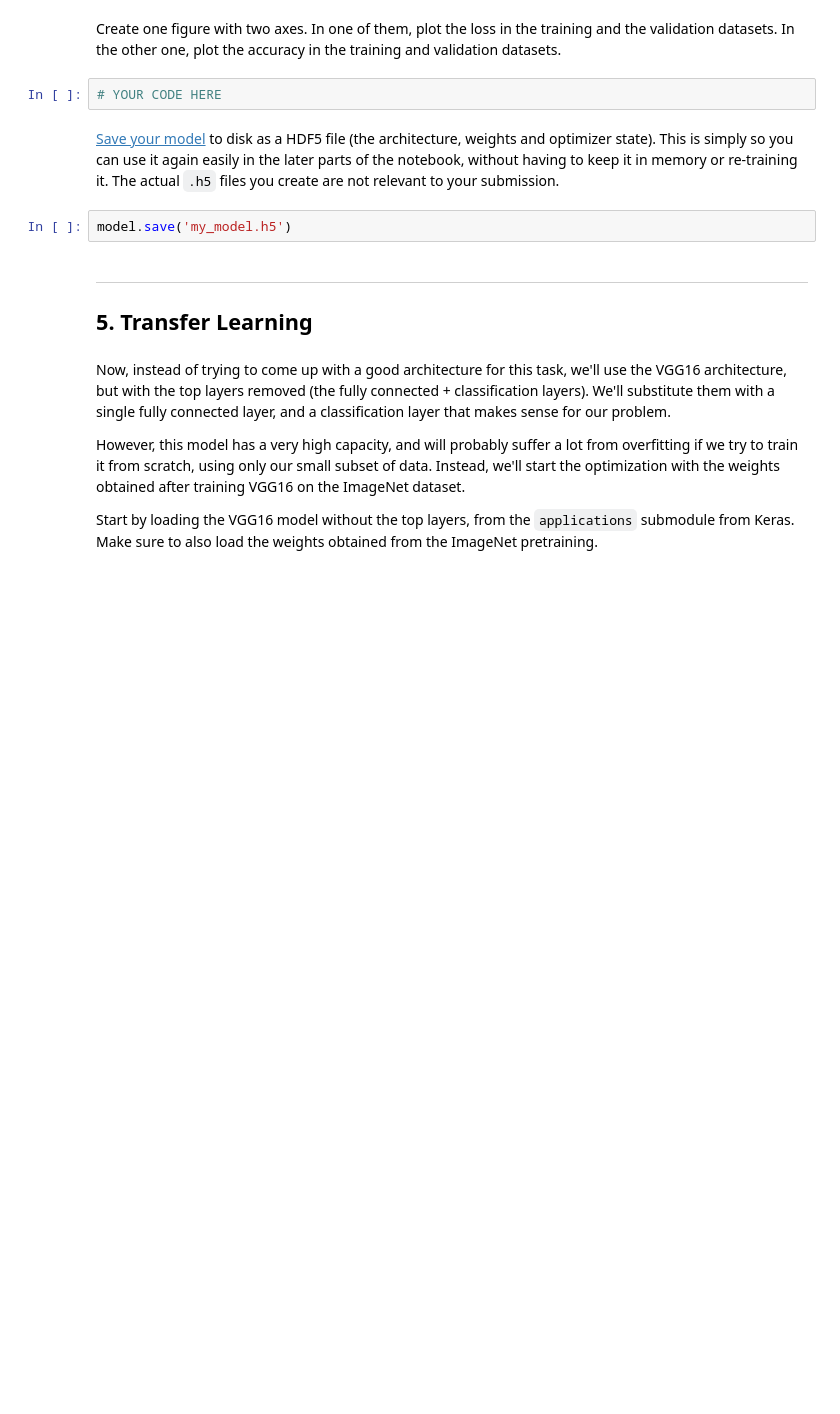
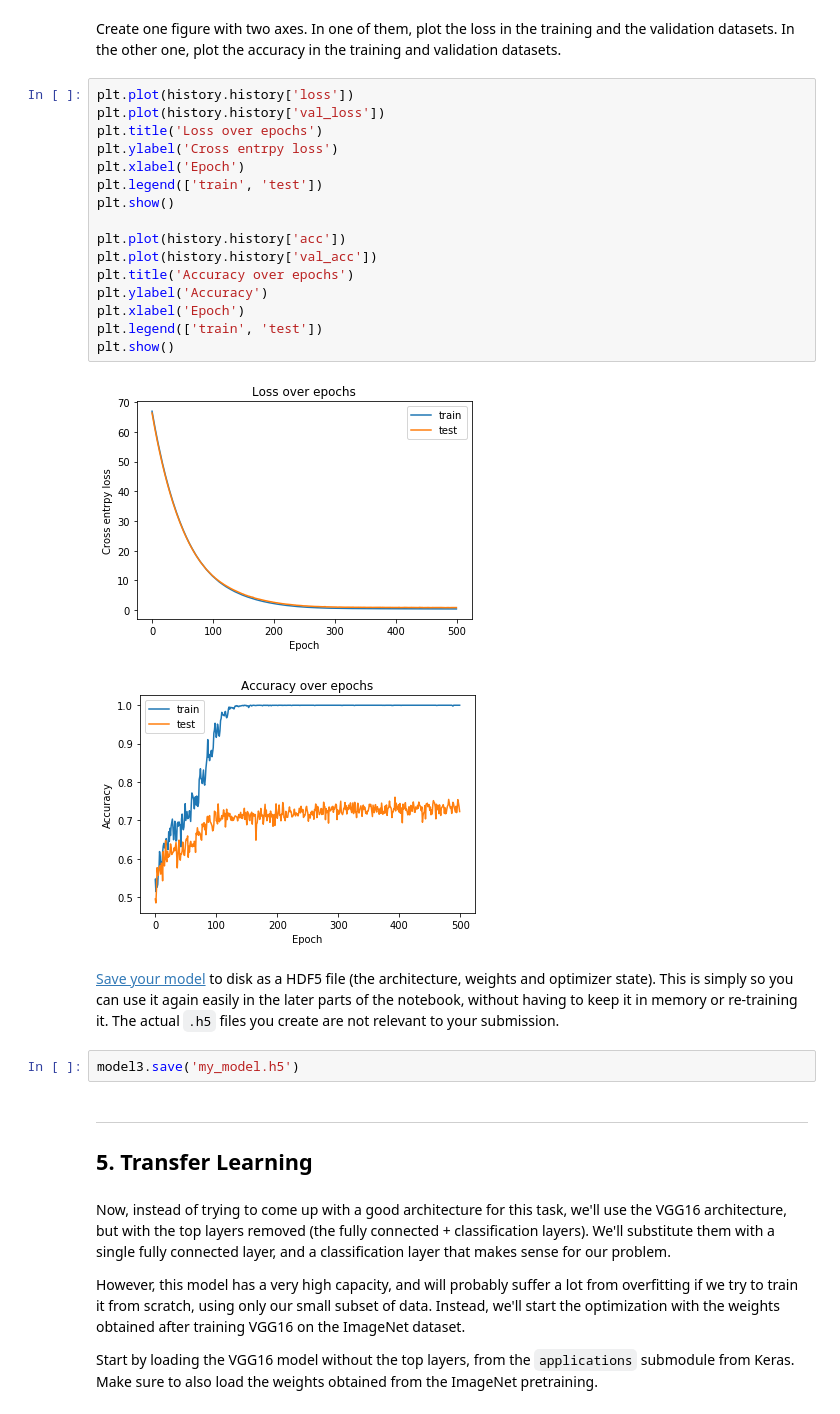
Before and after one commit to axeber01/wasp-dl-ha1, a Jupyter notebook: HA1.ipynb, the cells around one changed output. Cells and saved outputs as stored; diff of their text form; blank space fills up the shorter version.

```diff
--- a/HA1.ipynb
+++ b/HA1.ipynb
@@ -333,11 +414,28 @@ Continue to improve your model architecture by comparing the value of the metric
 # %% [markdown]
 Create one figure with two axes. In one of them, plot the loss in the training and the validation datasets. In the other one, plot the accuracy in the training and validation datasets.
-# %%
-# YOUR CODE HERE
+# %%
+plt.plot(history.history['loss'])
+plt.plot(history.history['val_loss'])
+plt.title('Loss over epochs')
+plt.ylabel('Cross entrpy loss')
+plt.xlabel('Epoch')
+plt.legend(['train', 'test'])
+plt.show()
+
+plt.plot(history.history['acc'])
+plt.plot(history.history['val_acc'])
+plt.title('Accuracy over epochs')
+plt.ylabel('Accuracy')
+plt.xlabel('Epoch')
+plt.legend(['train', 'test'])
+plt.show()
+# %% [output]
+[figure, added]
+[figure, added]
 # %% [markdown]
 [Save your model](https://keras.io/getting-started/faq/#how-can-i-save-a-keras-model) to disk as a HDF5 file (the architecture, weights and optimizer state). This is simply so you can use it again easily in the later parts of the notebook, without having to keep it in memory or re-training it. The actual `.h5` files you create are not relevant to your submission.
 # %%
-model.save('my_model.h5')
+model3.save('my_model.h5')
 # %% [markdown]
 ---
 ## 5. Transfer Learning
```
Also changed, not shown: parts of 25 cells of this notebook, 1 other file.
